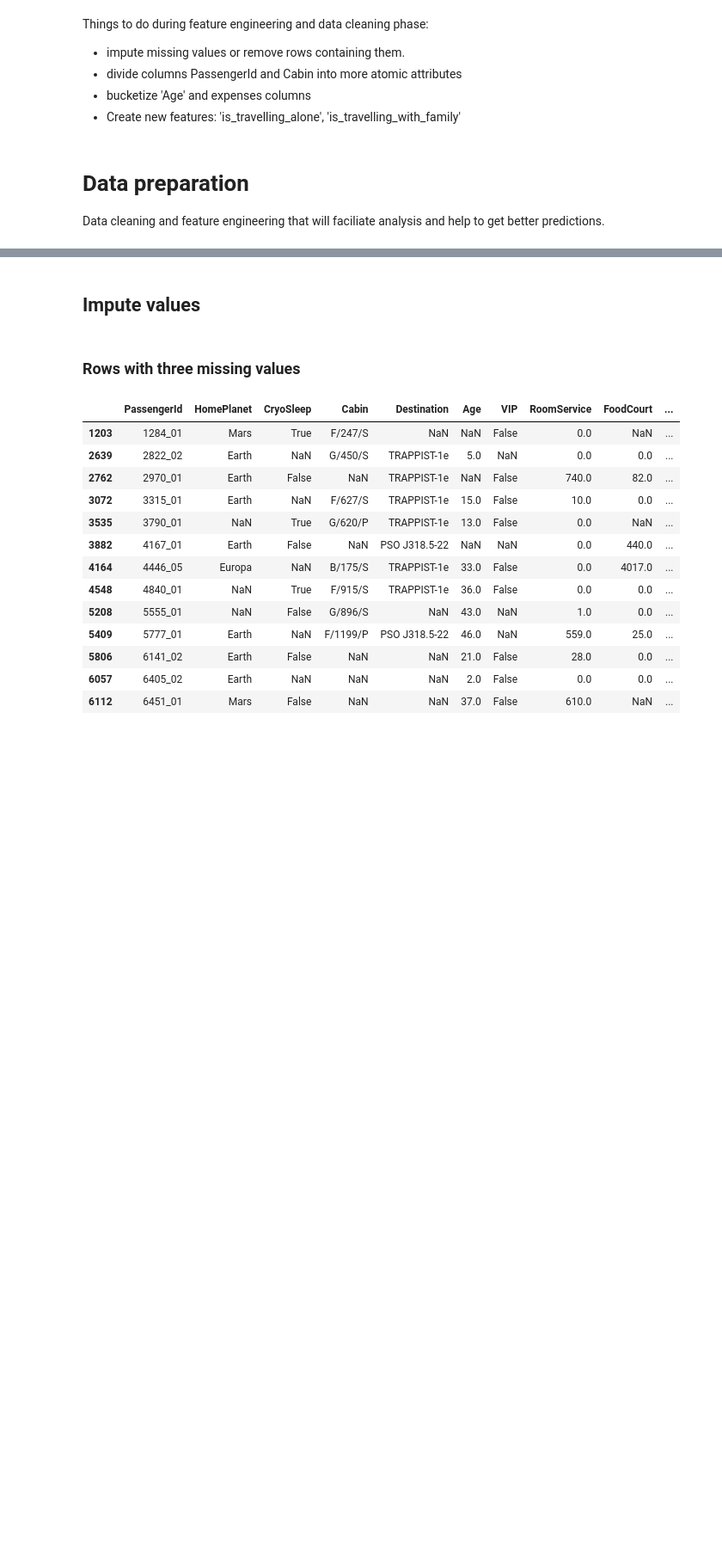
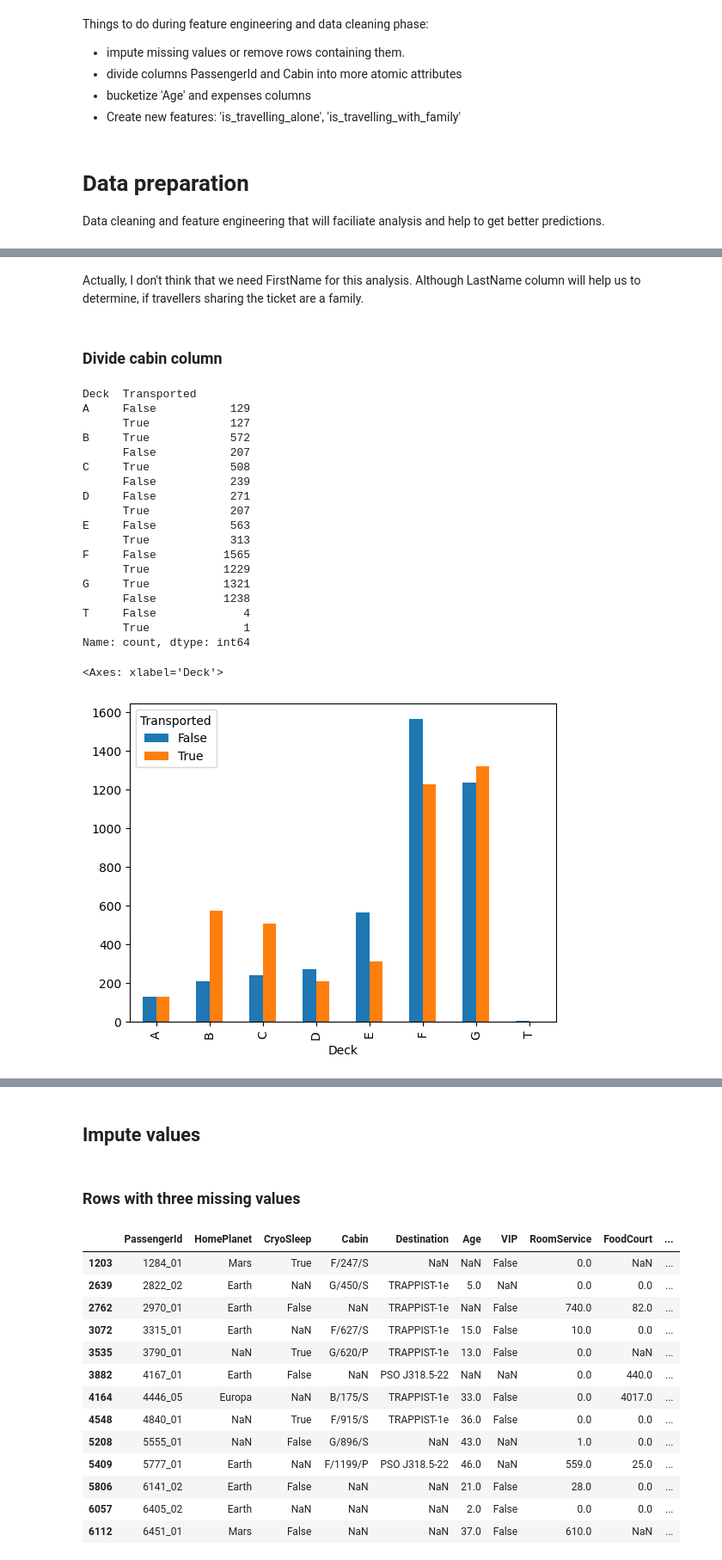
Before and after one commit to KosAqH/World-Tour-EDA, a Jupyter notebook: Space Titanic/analyse.ipynb, the cells around one changed output, grey strips where cells are left out. Shown: that part at 86% size. Drawn from its saved outputs; the diff is of its cells as text; code cells hidden in the pictures; blank space fills up the shorter version.

Commit message:
Space Titanic: Additional analysis of deck, side and room number. Creating new columns

```diff
--- a/Space Titanic/analyse.ipynb
+++ b/Space Titanic/analyse.ipynb
@@ -133,0 +153,4 @@ Data cleaning and feature engineering that will faciliate analysis and help to g
+# %%
+df[["TicketId", "InvidualId"]] = df["PassengerId"].str.split("_", expand=True)
+df = df.drop(columns="PassengerId")
+df = df.set_index(["TicketId", "InvidualId"])
@@ -133,0 +161,2 @@ Data cleaning and feature engineering that will faciliate analysis and help to g
+# %% [markdown]
+Actually, I don't think that we need FirstName for this analysis. Although LastName column will help us to determine, if travellers sharing the ticket are a family.
@@ -133,0 +165,29 @@ Data cleaning and feature engineering that will faciliate analysis and help to g
+# %% [markdown]
+### Divide cabin column
+# %%
+df[["Deck", "Num", "Side"]] = df["Cabin"].str.split("/", expand=True)
+df["Num"] = df["Num"].astype('Int16')
+# %%
+print(df.groupby("Deck")["Transported"].value_counts())
+df.groupby("Deck")["Transported"].value_counts().unstack().plot(kind="bar")
+# %% [output]
+Deck  Transported
+A     False           129
+      True            127
+B     True            572
+      False           207
+C     True            508
+      False           239
+D     False           271
+      True            207
+E     False           563
+      True            313
+F     False          1565
+      True           1229
+G     True           1321
+      False          1238
+T     False             4
+      True              1
+Name: count, dtype: int64
+<Axes: xlabel='Deck'>
+[figure, added]
```
Also changed, not shown: parts of 28 cells of this notebook.
